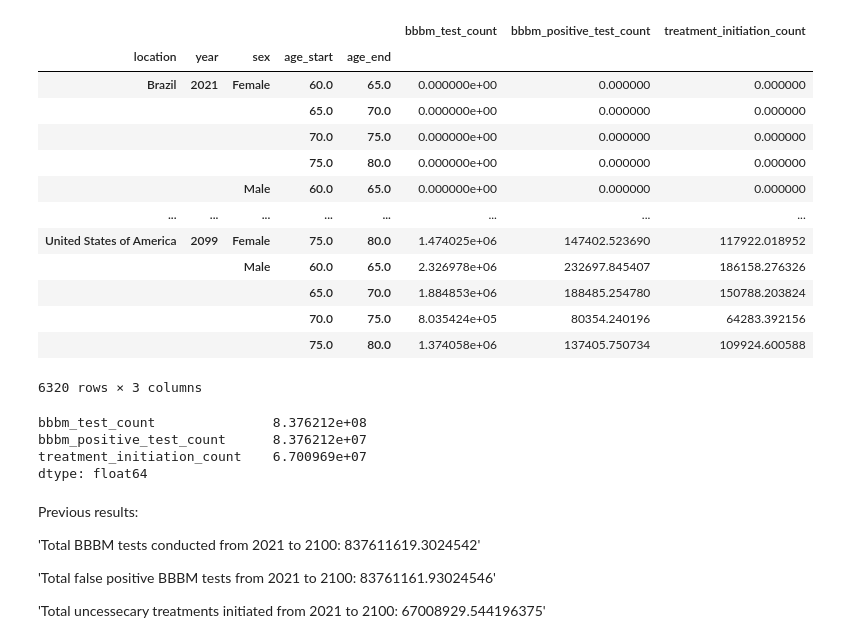
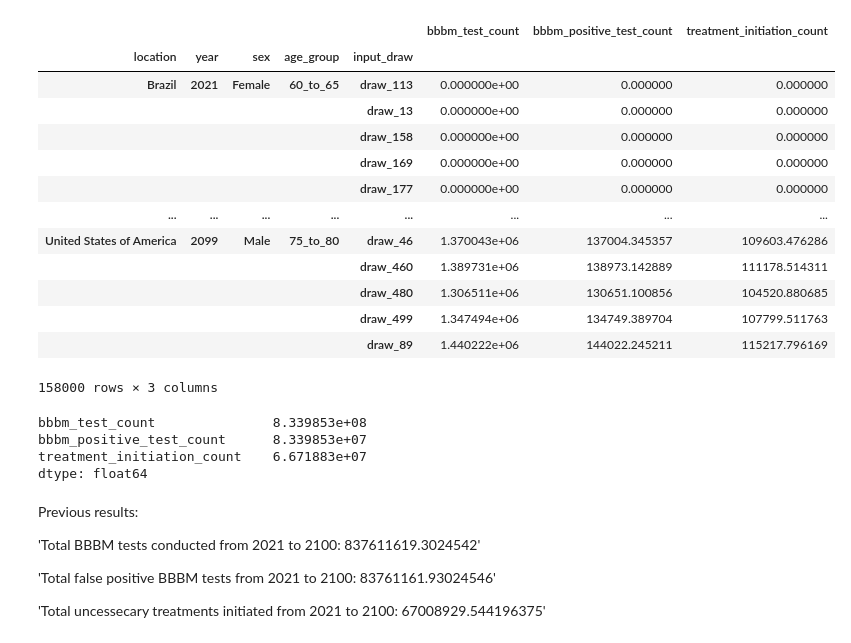
Before and after one commit to ihmeuw/vivarium_research_alzheimers, a Jupyter notebook: outside_sim_calculations/multistate_testing_treatment_table.ipynb, the cells around one changed output. Drawn from its saved outputs; the diff is of its cells as text; code cells hidden in the pictures.

Commit message:
Add draws

```diff
--- a/outside_sim_calculations/multistate_testing_treatment_table.ipynb
+++ b/outside_sim_calculations/multistate_testing_treatment_table.ipynb
@@ -171,7 +197,9 @@ def move_people(row, from_col: str, to_col: str, count):
     row[to_col] += count
 
 
-def run_time_step(pop_table, location, year, new_entrants, bbbm_incidence, mortality):
+def run_time_step(
+    pop_table, location, year, draw, new_entrants, bbbm_incidence, mortality
+):
     all_person_times = []
     for index, row in pop_table.iloc[::-1].iterrows():  # iterate ages in reverse order
         (sex, age_start, _) = index
@@ -182,6 +210,7 @@ def run_time_step(pop_table, location, year, new_entrants, bbbm_incidence, morta
             "year": year,
             "sex": sex,
             "age_start": age_start,
+            "input_draw": draw,
         }
 
         for observer_key in NON_AGE_OBSERVERS:
@@ -315,22 +344,20 @@ def load_background_mortality(location):
 # %%
-def load_inc_mort(location):
+def load_inc_mort(location, draw):
     # calculate 60 to 61 year olds who are not in simulation for each forecast year
     art = load_artifact(location)
     new_entrants_forecasted = (
         art.load(FORECASTED_POP_KEY)
-        .query("age_start == 60")
-        .mean(axis=1)
+        .query("age_start == 60")[f"draw_{draw}"]
         .droplevel(["location", "age_start", "age_end", "year_end"])
     )
     new_entrants_all_states_prev = (
         art.load(SCALING_FACTOR_KEY)
-        .query("age_start == 60")  # only 2023 data
-        .mean(axis=1)
+        .query("age_start == 60")[f"draw_{draw}"]  # only 2023 data
         .droplevel(["age_start", "age_end", "year_start", "year_end"])
     )
     new_entrants = new_entrants_forecasted * (1 - new_entrants_all_states_prev)
 
-    background_mortality = load_background_mortality(location)
+    background_mortality = load_background_mortality(location, draw)
     # starts in 2022, manually copy 2022 data to 2021
     for index, value in background_mortality.items():
         (sex, age_start, age_end, year_start, year_end) = index
@@ -341,11 +368,9 @@ def load_inc_mort(location):
         ("Male", 60, 65, 2022, 2023)
     ]
 
-    bbbm_incidence_counts = (
-        art.load(BBBM_INCIDENCE_KEY)
-        .query("age_start >= 60 & age_start < 80")
-        .mean(axis=1)
-    )
+    bbbm_incidence_counts = art.load(BBBM_INCIDENCE_KEY).query(
+        "age_start >= 60 & age_start < 80"
+    )[f"draw_{draw}"]
     return (new_entrants, bbbm_incidence_counts, background_mortality)
 # %%
 # person-time observer
@@ -371,5 +399,5 @@ for location in LOCATIONS:
 # %%
-VERSION = 1
+VERSION = 2
 datestr = datetime.now().strftime("%Y_%m_%d__%H_%M_%S")
 pt_output = pd.DataFrame(person_time)
 pt_output_final = pt_output[
@@ -378,64 +406,71 @@ pt_output_final = pt_output[
         "year",
         "sex",
         "age_start",
+        "input_draw",
         "new_tests",
         "new_pos_tests",
         "treatment_initiated",
     ]
 ]
-pt_output_final["age_group_start"] = 5 * np.floor(pt_output_final["age_start"] / 5)
-pt_output_final["age_group_end"] = pt_output_final["age_group_start"] + 5
+
+age_start = (5 * np.floor(pt_output_final["age_start"] / 5)).astype(int)
+pt_output_final["age_group"] = (
+    age_start.astype(str) + "_to_" + (age_start + 5).astype(str)
+)
+
+pt_output_final["input_draw"] = "draw_" + pt_output_final["input_draw"].astype(str)
+
 pt_output_final = pt_output_final.drop(
     "age_start",
     axis=1,
 ).rename(
     columns={
         "new_tests": "bbbm_test_count",
         "new_pos_tests": "bbbm_positive_test_count",
         "treatment_initiated": "treatment_initiation_count",
-        "age_group_start": "age_start",
-        "age_group_end": "age_end",
     }
 )
 pt_output_final = (
     pt_output_final[
         [
             "location",
             "year",
             "sex",
-            "age_start",
-            "age_end",
+            "age_group",
+            "input_draw",
             "bbbm_test_count",
             "bbbm_positive_test_count",
             "treatment_initiation_count",
         ]
     ]
-    .groupby(["location", "year", "sex", "age_start", "age_end"])
+    .groupby(["location", "year", "sex", "age_group", "input_draw"])
     .sum()
 )
 pt_output_final
 # %% [output]
 |  |  |  |  |  | bbbm_test_count | bbbm_positive_test_count | treatment_initiation_count |
-| location | year | sex | age_start | age_end |  |  |  |
-| Brazil | 2021 | Female | 60.0 | 65.0 | 0.000000e+00 | 0.000000 | 0.000000 |
-|  |  |  | 65.0 | 70.0 | 0.000000e+00 | 0.000000 | 0.000000 |
-|  |  |  | 70.0 | 75.0 | 0.000000e+00 | 0.000000 | 0.000000 |
-|  |  |  | 75.0 | 80.0 | 0.000000e+00 | 0.000000 | 0.000000 |
-|  |  | Male | 60.0 | 65.0 | 0.000000e+00 | 0.000000 | 0.000000 |
+| location | year | sex | age_group | input_draw |  |  |  |
+| Brazil | 2021 | Female | 60_to_65 | draw_113 | 0.000000e+00 | 0.000000 | 0.000000 |
+|  |  |  |  | draw_13 | 0.000000e+00 | 0.000000 | 0.000000 |
+|  |  |  |  | draw_158 | 0.000000e+00 | 0.000000 | 0.000000 |
+|  |  |  |  | draw_169 | 0.000000e+00 | 0.000000 | 0.000000 |
+|  |  |  |  | draw_177 | 0.000000e+00 | 0.000000 | 0.000000 |
 | ... | ... | ... | ... | ... | ... | ... | ... |
-| United States of America | 2099 | Female | 75.0 | 80.0 | 1.474025e+06 | 147402.523690 | 117922.018952 |
-|  |  | Male | 60.0 | 65.0 | 2.326978e+06 | 232697.845407 | 186158.276326 |
-|  |  |  | 65.0 | 70.0 | 1.884853e+06 | 188485.254780 | 150788.203824 |
-|  |  |  | 70.0 | 75.0 | 8.035424e+05 | 80354.240196 | 64283.392156 |
-|  |  |  | 75.0 | 80.0 | 1.374058e+06 | 137405.750734 | 109924.600588 |
+| United States of America | 2099 | Male | 75_to_80 | draw_46 | 1.370043e+06 | 137004.345357 | 109603.476286 |
+|  |  |  |  | draw_460 | 1.389731e+06 | 138973.142889 | 111178.514311 |
+|  |  |  |  | draw_480 | 1.306511e+06 | 130651.100856 | 104520.880685 |
+|  |  |  |  | draw_499 | 1.347494e+06 | 134749.389704 | 107799.511763 |
+|  |  |  |  | draw_89 | 1.440222e+06 | 144022.245211 | 115217.796169 |
-6320 rows × 3 columns
+158000 rows × 3 columns
 # %%
 # v&v final output
-pt_output_final.loc["United States of America"].sum()
+pt_output_final.loc["United States of America"].groupby(
+    ["year", "sex", "age_group"]
+).mean().sum()
 # %% [output]
-bbbm_test_count               8.376212e+08
-bbbm_positive_test_count      8.376212e+07
-treatment_initiation_count    6.700969e+07
+bbbm_test_count               8.339853e+08
+bbbm_positive_test_count      8.339853e+07
+treatment_initiation_count    6.671883e+07
 dtype: float64
 # %% [markdown]
 Previous results:
```
Also changed, not shown: parts of 5 cells of this notebook, 1 other file.
